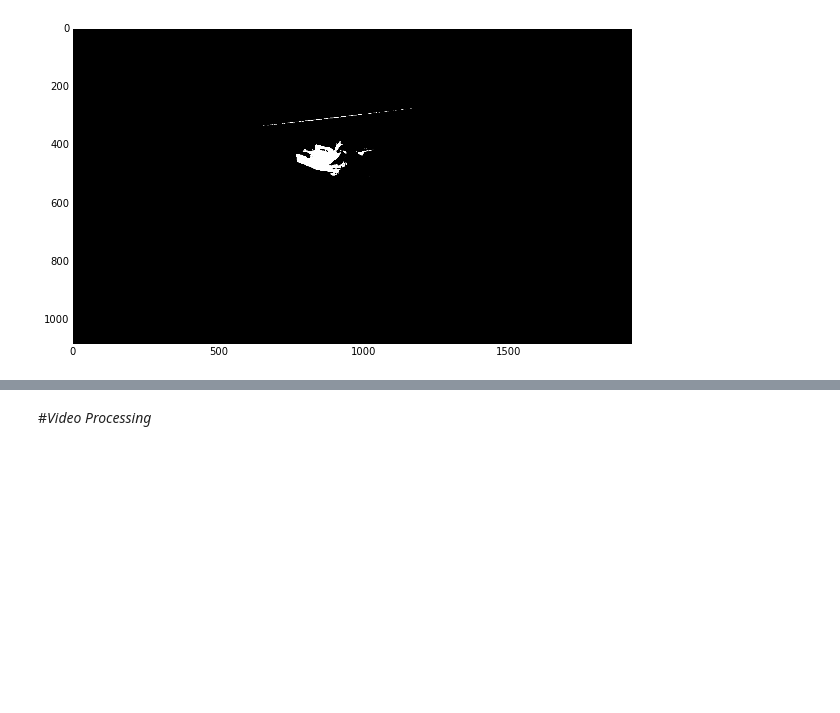
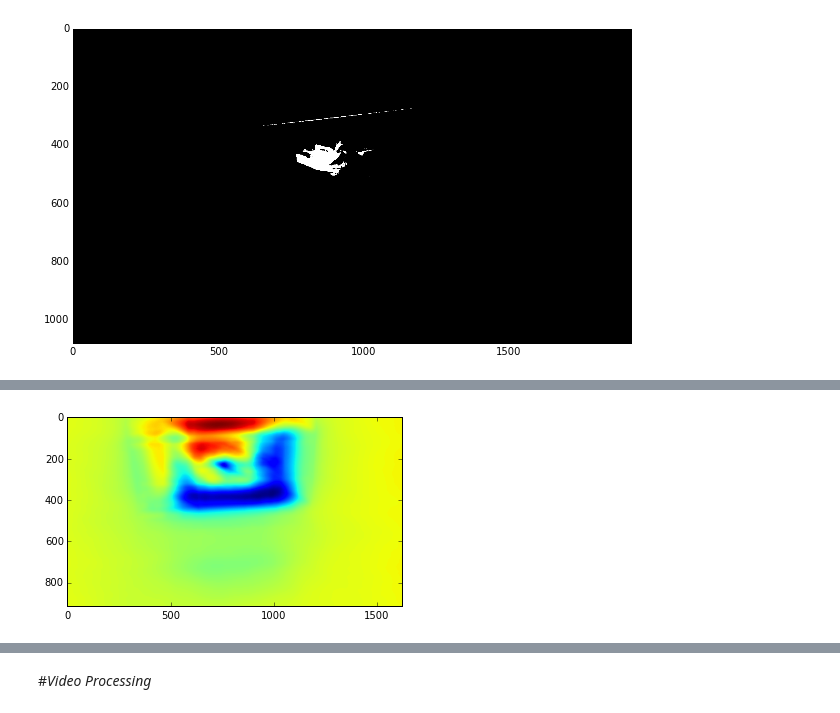
Before and after one commit to pearsonlab/cv-testing, a Jupyter notebook: find-screen.ipynb, the cells around one changed output, grey strips where cells are left out. Saved outputs shown, nothing was run; the diff lists cells and outputs as text; code cells hidden in the pictures; blank space fills up the shorter version.

```diff
--- a/find-screen.ipynb
+++ b/find-screen.ipynb
@@ -170,0 +186,8 @@ plt.imshow(bw_img, cmap='gray');
+# %%
+res = cv2.matchTemplate(img, temp, cv2.cv.CV_TM_SQDIFF)
+min_val, max_val, min_loc, max_loc = cv2.minMaxLoc(res)
+match_loc = min_loc
+# %%
+plt.imshow(res);
+# %% [output]
+[figure, added]
```
Also changed, not shown: parts of 7 cells of this notebook.
